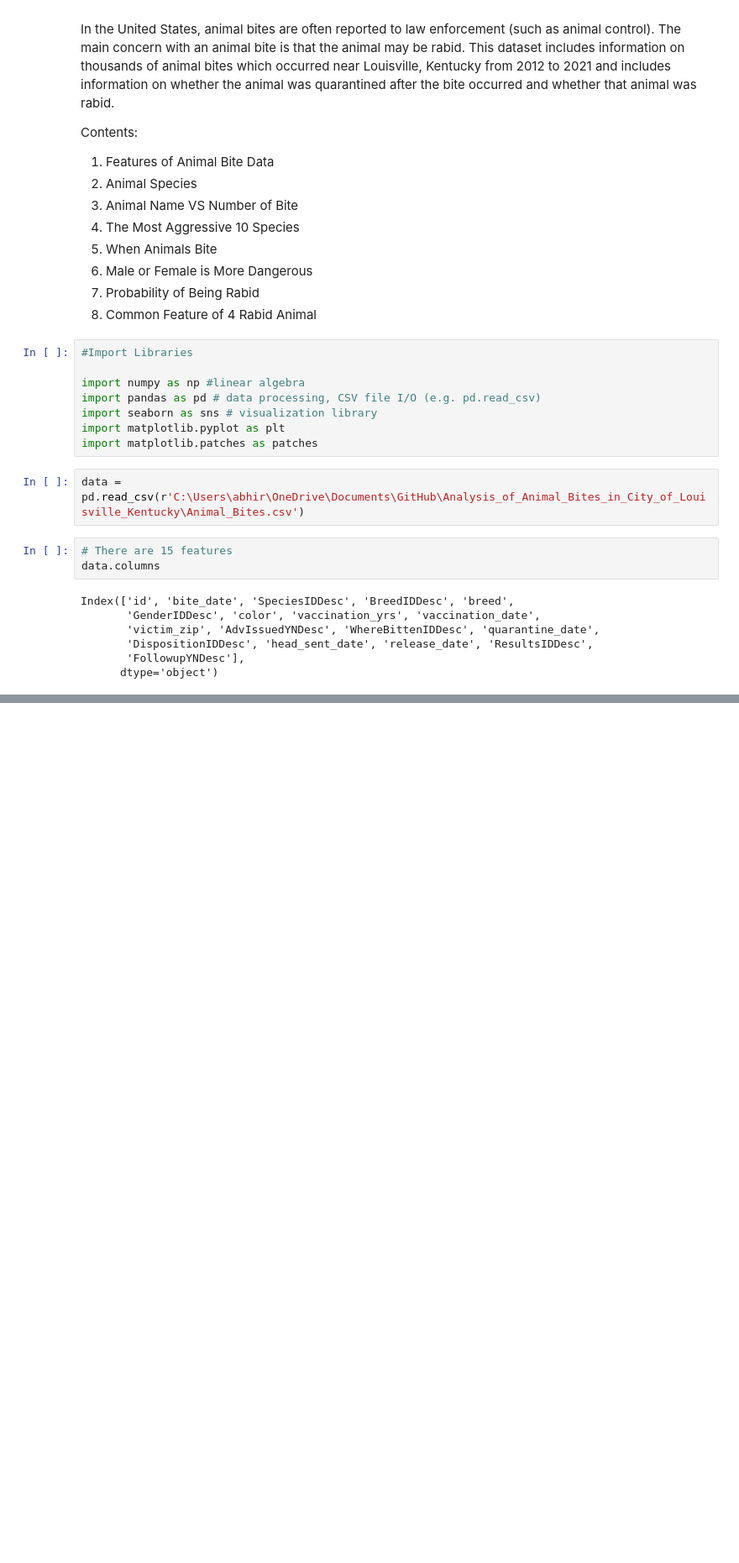
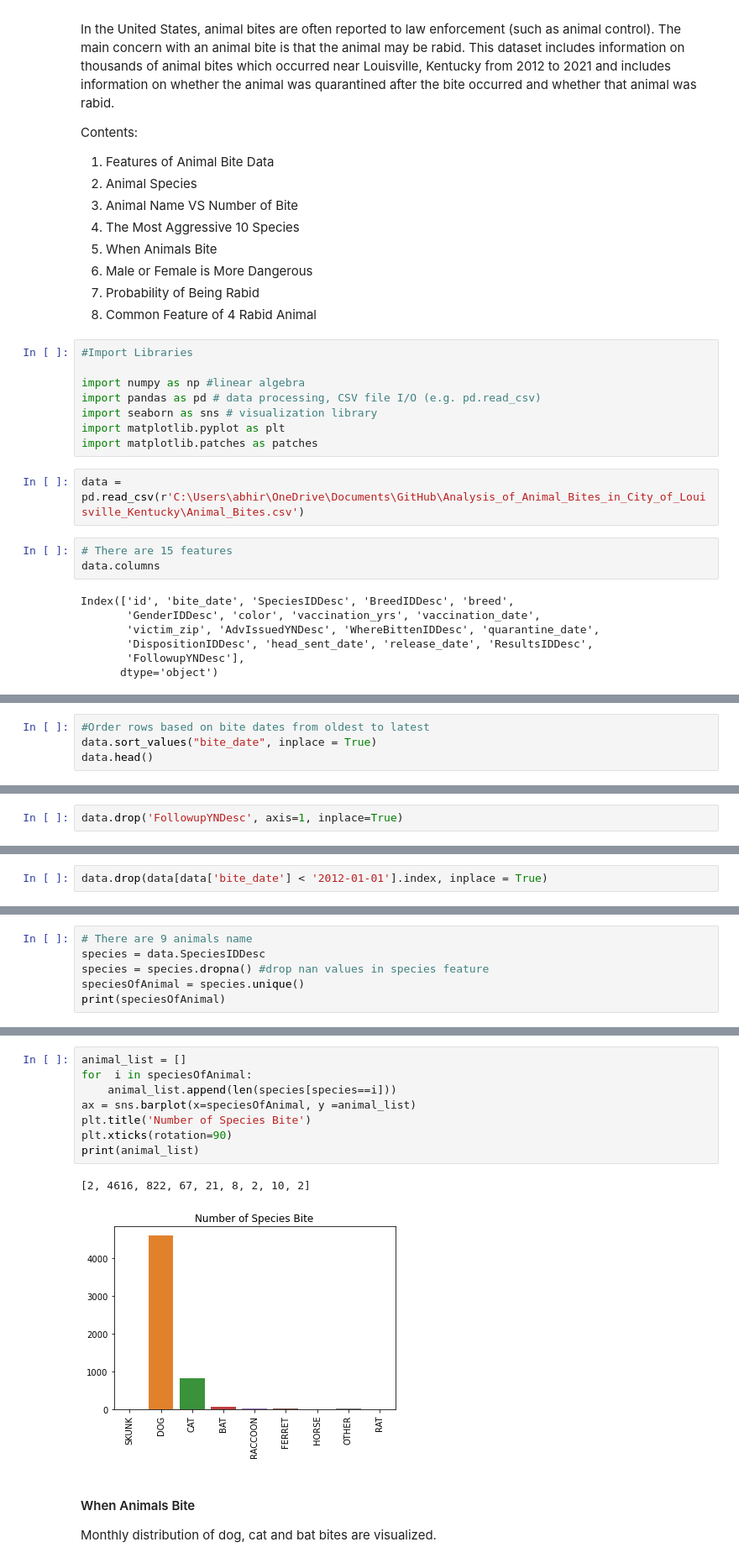
Before and after one commit to abhiram540/Analysis_of_Animal_Bites_in_City_of_Louisville_Kentucky, a Jupyter notebook: Data Storytelling Analysis of Animal Bites in City of Louisville Kentucky.ipynb, the cells around one changed output, grey strips where cells are left out. Shown at 84% size. Drawn from its saved outputs; the diff is of its cells as text; blank space fills up the shorter version.

```diff
--- a/Data Storytelling Analysis of Animal Bites in City of Louisville Kentucky.ipynb
+++ b/Data Storytelling Analysis of Animal Bites in City of Louisville Kentucky.ipynb
@@ -35,0 +43,4 @@ Index(['id', 'bite_date', 'SpeciesIDDesc', 'BreedIDDesc', 'breed',
+# %%
+#Order rows based on bite dates from oldest to latest
+data.sort_values("bite_date", inplace = True)
+data.head()
@@ -35,0 +54,2 @@ Index(['id', 'bite_date', 'SpeciesIDDesc', 'BreedIDDesc', 'breed',
+# %%
+data.drop('FollowupYNDesc', axis=1, inplace=True)
@@ -35,0 +61,2 @@ Index(['id', 'bite_date', 'SpeciesIDDesc', 'BreedIDDesc', 'breed',
+# %%
+data.drop(data[data['bite_date'] < '2012-01-01'].index, inplace = True)
@@ -35,0 +90,6 @@ Index(['id', 'bite_date', 'SpeciesIDDesc', 'BreedIDDesc', 'breed',
+# %%
+# There are 9 animals name
+species = data.SpeciesIDDesc
+species = species.dropna() #drop nan values in species feature
+speciesOfAnimal = species.unique()
+print(speciesOfAnimal)
@@ -35,0 +110,15 @@ Index(['id', 'bite_date', 'SpeciesIDDesc', 'BreedIDDesc', 'breed',
+# %%
+animal_list = []
+for  i in speciesOfAnimal:
+    animal_list.append(len(species[species==i]))
+ax = sns.barplot(x=speciesOfAnimal, y =animal_list)
+plt.title('Number of Species Bite')
+plt.xticks(rotation=90)
+print(animal_list)
+# %% [output]
+[2, 4616, 822, 67, 21, 8, 2, 10, 2]
+[figure, added]
+# %% [markdown]
+#### When Animals Bite
+
+Monthly distribution of dog, cat and bat bites are visualized.
```
Also changed, not shown: parts of 29 cells of this notebook, 1 other file.
